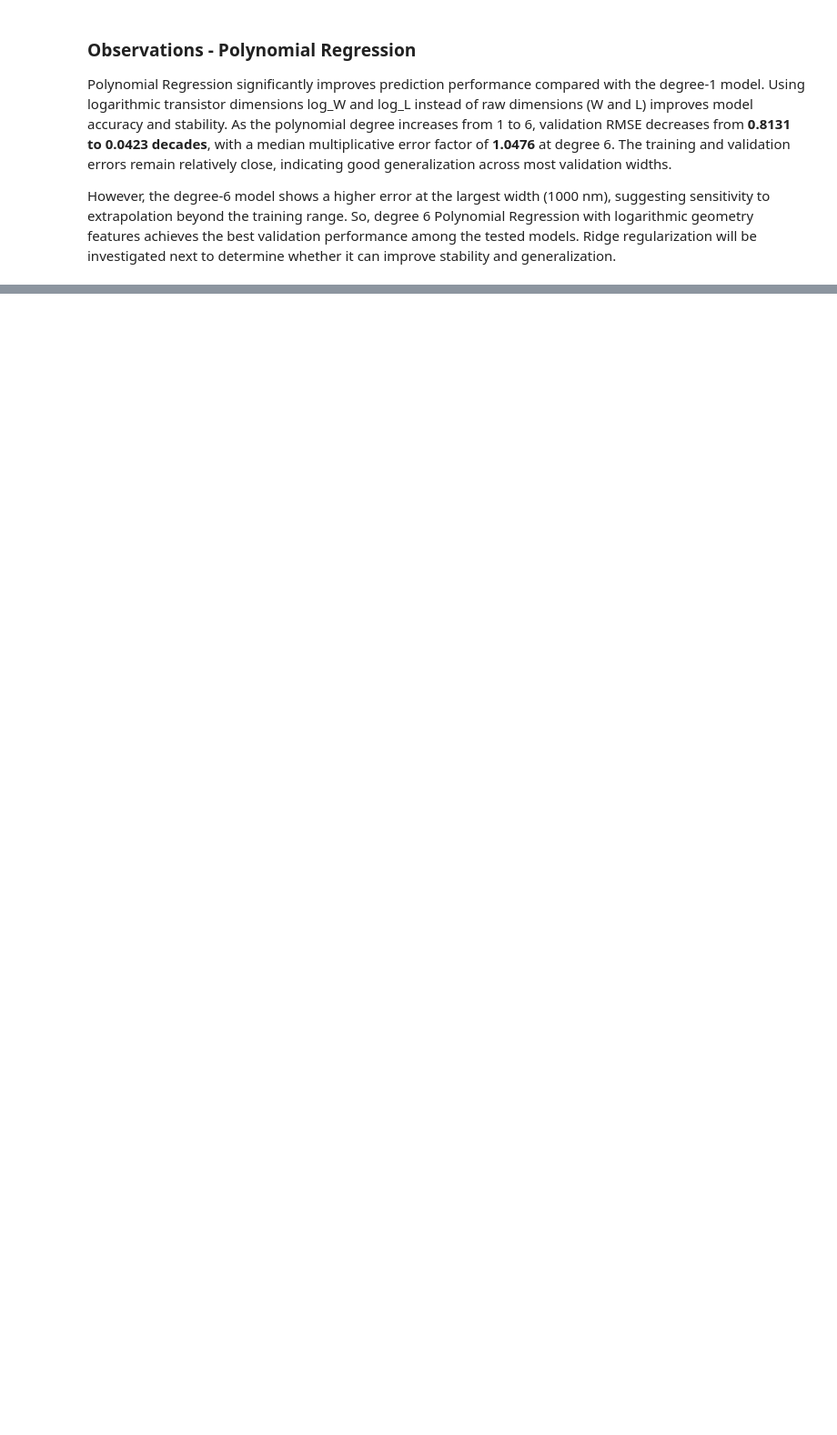
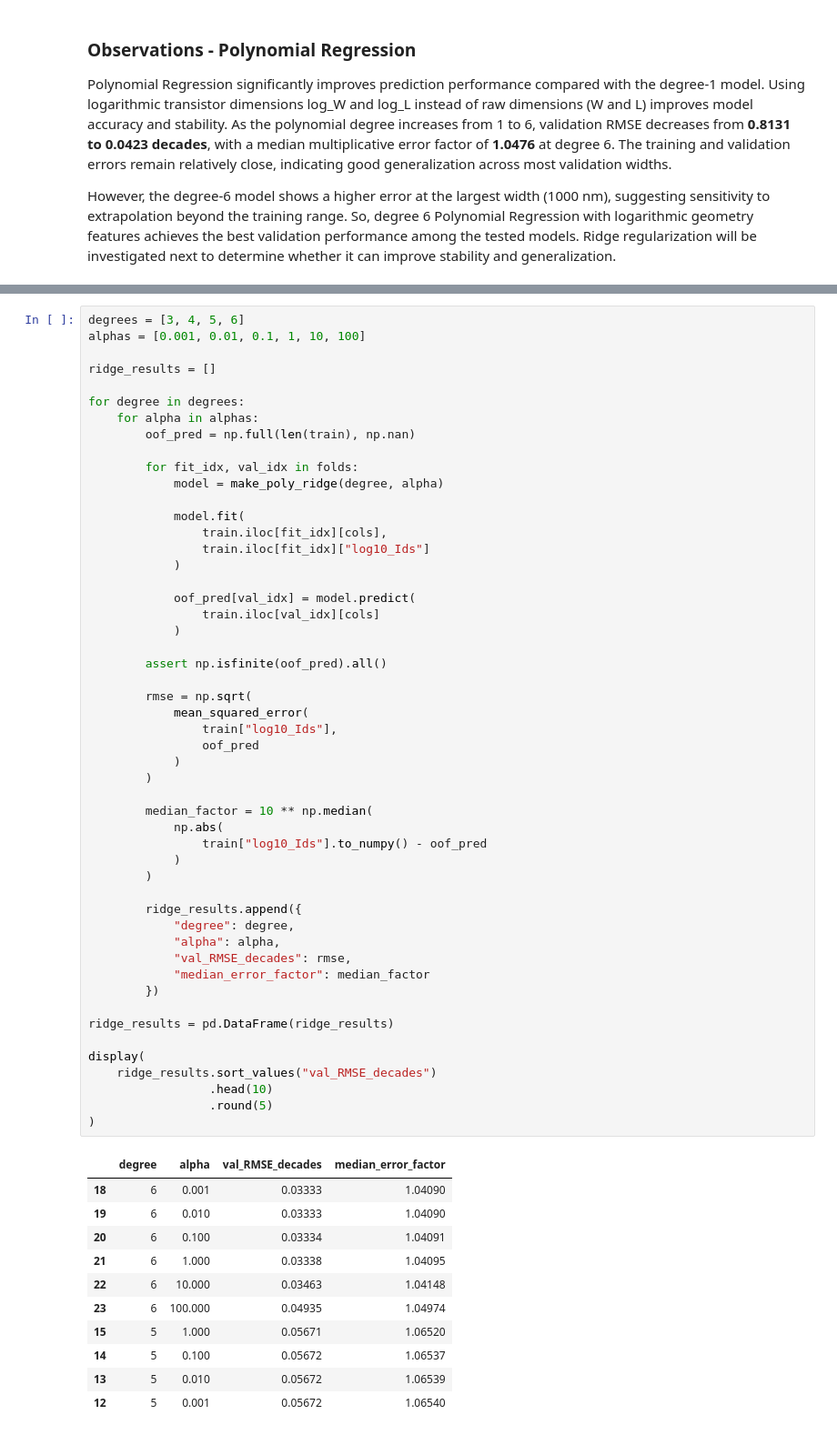
Before and after one commit to error-sangh/mesd-ml-project, a Jupyter notebook: notebooks/03_baseline_models.ipynb, the cells around one changed output, grey strips where cells are left out. Shown at 91% size. Cells and saved outputs as stored; diff of their text form; blank space fills up the shorter version.

```diff
--- a/notebooks/03_baseline_models.ipynb
+++ b/notebooks/03_baseline_models.ipynb
@@ -745,0 +778,63 @@ However, the degree-6 model shows a higher error at the largest width (1000 nm),
+# %%
+degrees = [3, 4, 5, 6]
+alphas = [0.001, 0.01, 0.1, 1, 10, 100]
+
+ridge_results = []
+
+for degree in degrees:
+    for alpha in alphas:
+        oof_pred = np.full(len(train), np.nan)
+
+        for fit_idx, val_idx in folds:
+            model = make_poly_ridge(degree, alpha)
+
+            model.fit(
+                train.iloc[fit_idx][cols],
+                train.iloc[fit_idx]["log10_Ids"]
+            )
+
+            oof_pred[val_idx] = model.predict(
+                train.iloc[val_idx][cols]
+            )
+
+        assert np.isfinite(oof_pred).all()
+
+        rmse = np.sqrt(
+            mean_squared_error(
+                train["log10_Ids"],
+                oof_pred
+            )
+        )
+
+        median_factor = 10 ** np.median(
+            np.abs(
+                train["log10_Ids"].to_numpy() - oof_pred
+            )
+        )
+
+        ridge_results.append({
+            "degree": degree,
+            "alpha": alpha,
+            "val_RMSE_decades": rmse,
+            "median_error_factor": median_factor
+        })
+
+ridge_results = pd.DataFrame(ridge_results)
+
+display(
+    ridge_results.sort_values("val_RMSE_decades")
+                 .head(10)
+                 .round(5)
+)
+# %% [output]
+|  | degree | alpha | val_RMSE_decades | median_error_factor |
+| 18 | 6 | 0.001 | 0.03333 | 1.04090 |
+| 19 | 6 | 0.010 | 0.03333 | 1.04090 |
+| 20 | 6 | 0.100 | 0.03334 | 1.04091 |
+| 21 | 6 | 1.000 | 0.03338 | 1.04095 |
+| 22 | 6 | 10.000 | 0.03463 | 1.04148 |
+| 23 | 6 | 100.000 | 0.04935 | 1.04974 |
+| 15 | 5 | 1.000 | 0.05671 | 1.06520 |
+| 14 | 5 | 0.100 | 0.05672 | 1.06537 |
+| 13 | 5 | 0.010 | 0.05672 | 1.06539 |
+| 12 | 5 | 0.001 | 0.05672 | 1.06540 |
```
Also changed, not shown: parts of 9 cells of this notebook.
